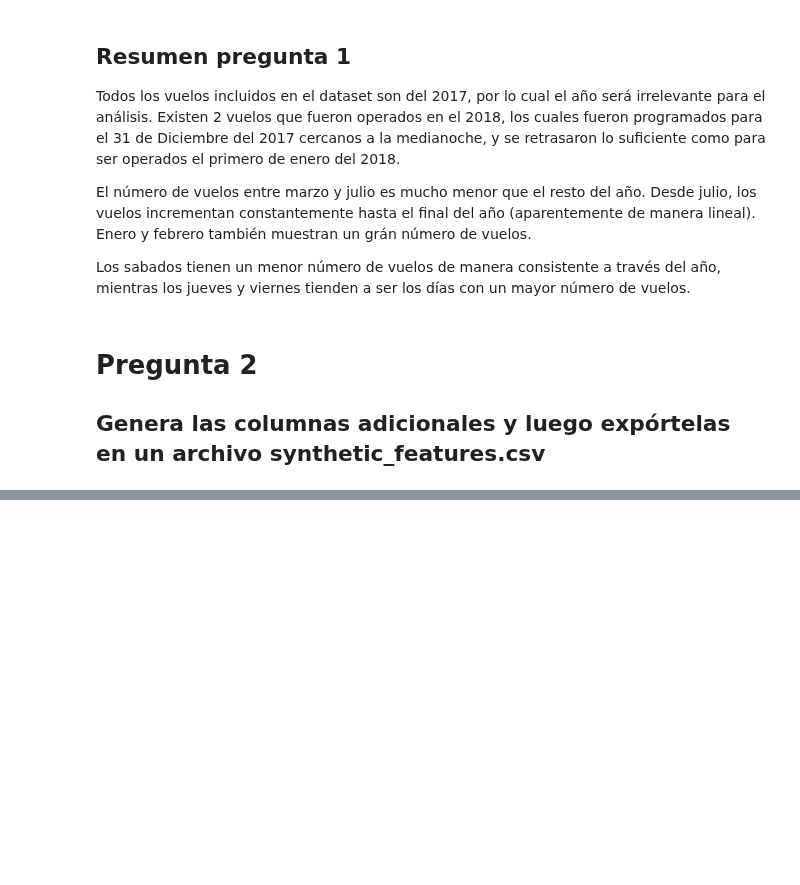
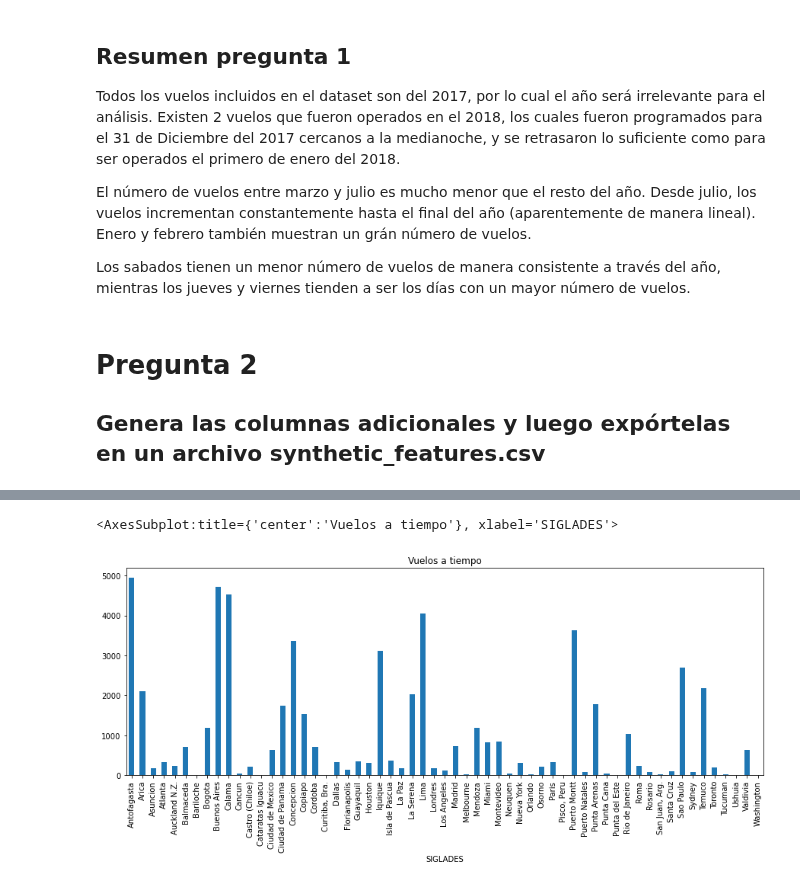
Before and after one commit to AndresFrancoG/desafioDSLatam, a Jupyter notebook: solution.ipynb, the cells around one changed output, grey strips where cells are left out. Cells and saved outputs as stored; diff of their text form; code cells hidden in the pictures; blank space fills up the shorter version.

```diff
--- a/solution.ipynb
+++ b/solution.ipynb
@@ -160,0 +187,5 @@ latamDF.to_csv('synthetic_features.csv')
+# %%
+destinoAtiempo.plot.bar(figsize=(15,5), title = 'Vuelos a tiempo')
+# %% [output]
+<AxesSubplot:title={'center':'Vuelos a tiempo'}, xlabel='SIGLADES'>
+[figure, added]
```
Also changed, not shown: parts of 13 cells of this notebook.
